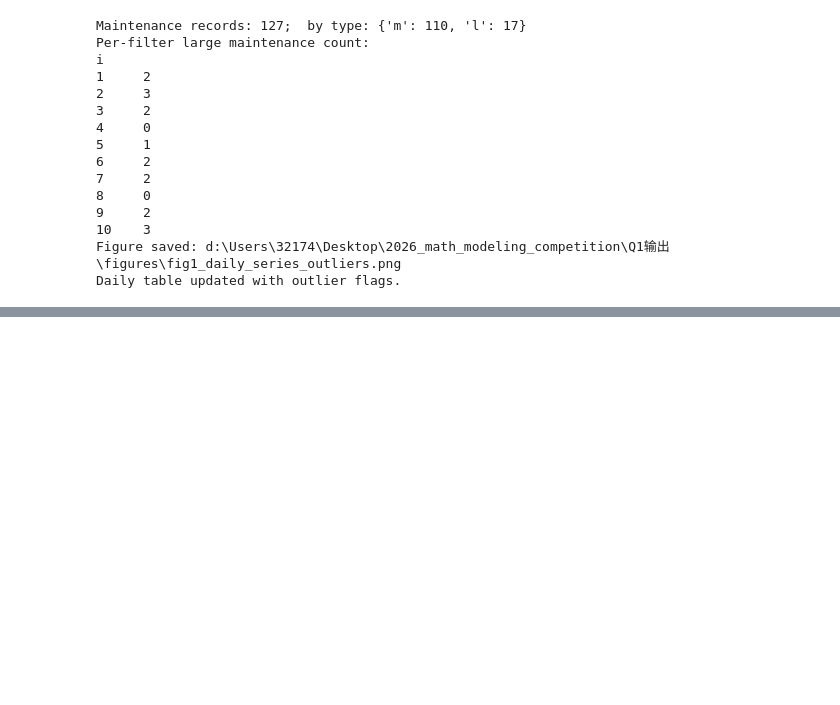
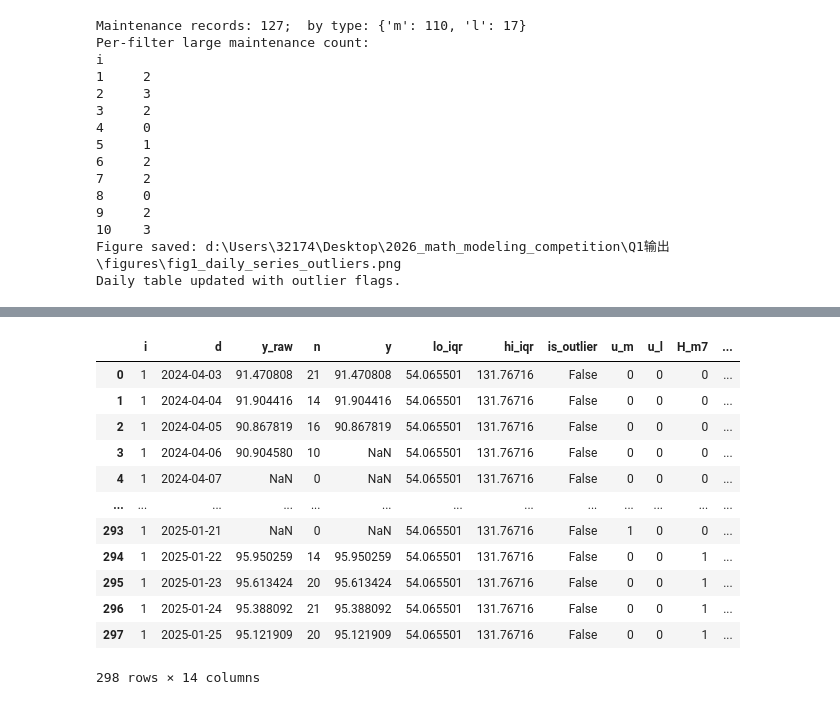
Before and after one commit to hhhhollow/2026_math_modeling_competition, a Jupyter notebook: lyx/Jupyter复现/Q1.ipynb, the cells around one changed output, grey strips where cells are left out. Drawn from its saved outputs; the diff is of its cells as text; code cells hidden in the pictures; blank space fills up the shorter version.

```diff
--- a/lyx/Jupyter复现/Q1.ipynb
+++ b/lyx/Jupyter复现/Q1.ipynb
@@ -328,0 +343,13 @@ Daily table updated with outlier flags.
+# %%
+
+# ---------- 维护事件 ----------
+mnt = pd.read_excel(PROJECT_ROOT / "A题" / "附件2.xlsx",
+                    sheet_name=0, engine="openpyxl")
+mnt.columns = [c.strip() for c in mnt.columns]
+mnt = mnt.rename(columns={"编号": "id_str", "日期": "d", "维护类型": "q"})
+mnt["i"] = mnt["id_str"].str.replace("A", "", regex=False).astype(int)
+mnt["d"] = pd.to_datetime(mnt["d"]).dt.normalize()
+mnt["q"] = mnt["q"].map({"小维护": "s", "中维护": "m", "大维护": "l"})
+mnt = mnt[["i", "d", "q"]].sort_values(["i", "d"]).reset_index(drop=True)
+print(f"Maintenance events: {len(mnt)};  distribution:\n{mnt['q'].value_counts()}")
+mnt.to_csv(ROOT / "data/maintenance_events.csv", index=False)
@@ -328,0 +362,65 @@ Daily table updated with outlier flags.
+# %%
+
+# ---------- 日表 ----------
+daily = pd.read_csv(ROOT / "data/daily_long.csv", parse_dates=["d"])
+daily = daily.sort_values(["i", "d"]).reset_index(drop=True)
+# %%
+
+# ---------- 构造 u^q, H^{q,7}, A^q ----------
+W = 7
+
+def build_for_filter(i, sub):
+    sub = sub.sort_values("d").reset_index(drop=True).copy()
+    events = mnt[mnt["i"] == i].sort_values("d")
+    # u^q: 当天是否维护
+    sub["u_m"] = sub["d"].isin(events[events["q"] == "m"]["d"]).astype(int)
+    sub["u_l"] = sub["d"].isin(events[events["q"] == "l"]["d"]).astype(int)
+
+    # H^{q,7}: 最近一次 q 类维护后 1..W 天窗口（不含当天 τ）
+    def window_flag(q):
+        flag = np.zeros(len(sub), dtype=int)
+        days = events[events["q"] == q]["d"].tolist()
+        d_arr = sub["d"].values
+        for tau in days:
+            mask = (d_arr > np.datetime64(tau)) & (d_arr <= np.datetime64(tau + pd.Timedelta(days=W)))
+            flag[mask] = 1
+        return flag
+
+    sub["H_m7"] = window_flag("m")
+    sub["H_l7"] = window_flag("l")
+
+    # A^q: 距上次 q 类维护的天数（维护当天 = 0；若尚未有过维护，则为 NaN）
+    def days_since(q):
+        last = pd.NaT
+        out = np.full(len(sub), np.nan)
+        ev_days = set(events[events["q"] == q]["d"].tolist())
+        for j, d in enumerate(sub["d"]):
+            if d in ev_days:
+                last = d
+            if pd.notna(last):
+                out[j] = (d - last).days
+        return out
+
+    sub["A_m"] = days_since("m")
+    sub["A_l"] = days_since("l")
+    return sub
+
+out = []
+for i, sub in daily.groupby("i"):
+    out.append(build_for_filter(i, sub))
+daily2 = pd.concat(out, ignore_index=True)
+daily2.head(298)
+# %% [output]
+|  | i | d | y_raw | n | y | lo_iqr | hi_iqr | is_outlier | u_m | u_l | H_m7 | ... |
+| 0 | 1 | 2024-04-03 | 91.470808 | 21 | 91.470808 | 54.065501 | 131.76716 | False | 0 | 0 | 0 | ... |
+| 1 | 1 | 2024-04-04 | 91.904416 | 14 | 91.904416 | 54.065501 | 131.76716 | False | 0 | 0 | 0 | ... |
+| 2 | 1 | 2024-04-05 | 90.867819 | 16 | 90.867819 | 54.065501 | 131.76716 | False | 0 | 0 | 0 | ... |
+| 3 | 1 | 2024-04-06 | 90.904580 | 10 | NaN | 54.065501 | 131.76716 | False | 0 | 0 | 0 | ... |
+| 4 | 1 | 2024-04-07 | NaN | 0 | NaN | 54.065501 | 131.76716 | False | 0 | 0 | 0 | ... |
+| ... | ... | ... | ... | ... | ... | ... | ... | ... | ... | ... | ... | ... |
+| 293 | 1 | 2025-01-21 | NaN | 0 | NaN | 54.065501 | 131.76716 | False | 1 | 0 | 0 | ... |
+| 294 | 1 | 2025-01-22 | 95.950259 | 14 | 95.950259 | 54.065501 | 131.76716 | False | 0 | 0 | 1 | ... |
+| 295 | 1 | 2025-01-23 | 95.613424 | 20 | 95.613424 | 54.065501 | 131.76716 | False | 0 | 0 | 1 | ... |
+| 296 | 1 | 2025-01-24 | 95.388092 | 21 | 95.388092 | 54.065501 | 131.76716 | False | 0 | 0 | 1 | ... |
+| 297 | 1 | 2025-01-25 | 95.121909 | 20 | 95.121909 | 54.065501 | 131.76716 | False | 0 | 0 | 1 | ... |
+298 rows × 14 columns
```
Also changed, not shown: parts of 28 cells of this notebook.
